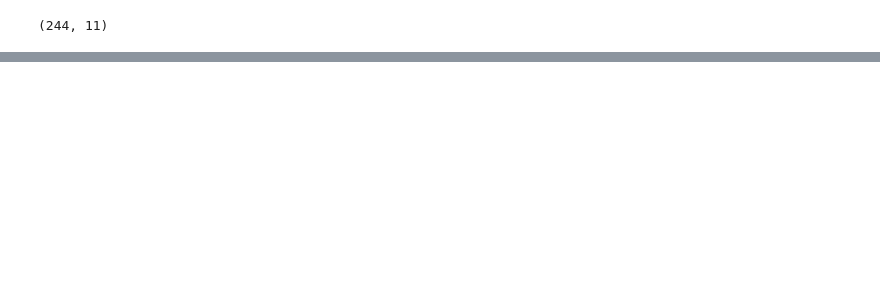
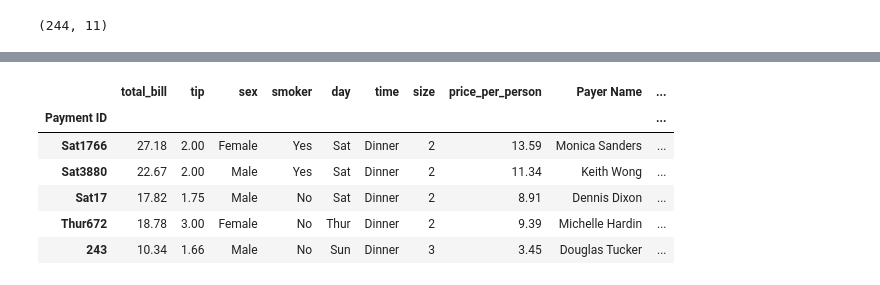
Before and after one commit to NicolasODT/DS_ML, a Jupyter notebook: Pandas/Pandas_dataFrames.ipynb, the cells around one changed output, grey strips where cells are left out. Cells and saved outputs as stored; diff of their text form; code cells hidden in the pictures; blank space fills up the shorter version.

```diff
--- a/Pandas/Pandas_dataFrames.ipynb
+++ b/Pandas/Pandas_dataFrames.ipynb
@@ -185,0 +302,3 @@ df.shape # on affiche le nombre de lignes et de colonnes du DataFrame, voila pou
+# %%
+one_row = df.iloc[0] # on crée une variable avec la ligne 0 du DataFrame
+one_row
@@ -185,0 +317,12 @@ df.shape # on affiche le nombre de lignes et de colonnes du DataFrame, voila pou
+# %%
+df.loc[df.shape[0]] = one_row # on ajoute la variable one_row au DataFrame avec loc[] et shape[0] pour la ligne 0
+# %%
+df.tail()
+# %% [output]
+|  | total_bill | tip | sex | smoker | day | time | size | price_per_person | Payer Name | ... |
+| Payment ID |  |  |  |  |  |  |  |  |  | ... |
+| Sat1766 | 27.18 | 2.00 | Female | Yes | Sat | Dinner | 2 | 13.59 | Monica Sanders | ... |
+| Sat3880 | 22.67 | 2.00 | Male | Yes | Sat | Dinner | 2 | 11.34 | Keith Wong | ... |
+| Sat17 | 17.82 | 1.75 | Male | No | Sat | Dinner | 2 | 8.91 | Dennis Dixon | ... |
+| Thur672 | 18.78 | 3.00 | Female | No | Thur | Dinner | 2 | 9.39 | Michelle Hardin | ... |
+| 243 | 10.34 | 1.66 | Male | No | Sun | Dinner | 3 | 3.45 | Douglas Tucker | ... |
```
Also changed, not shown: parts of 13 cells of this notebook.
